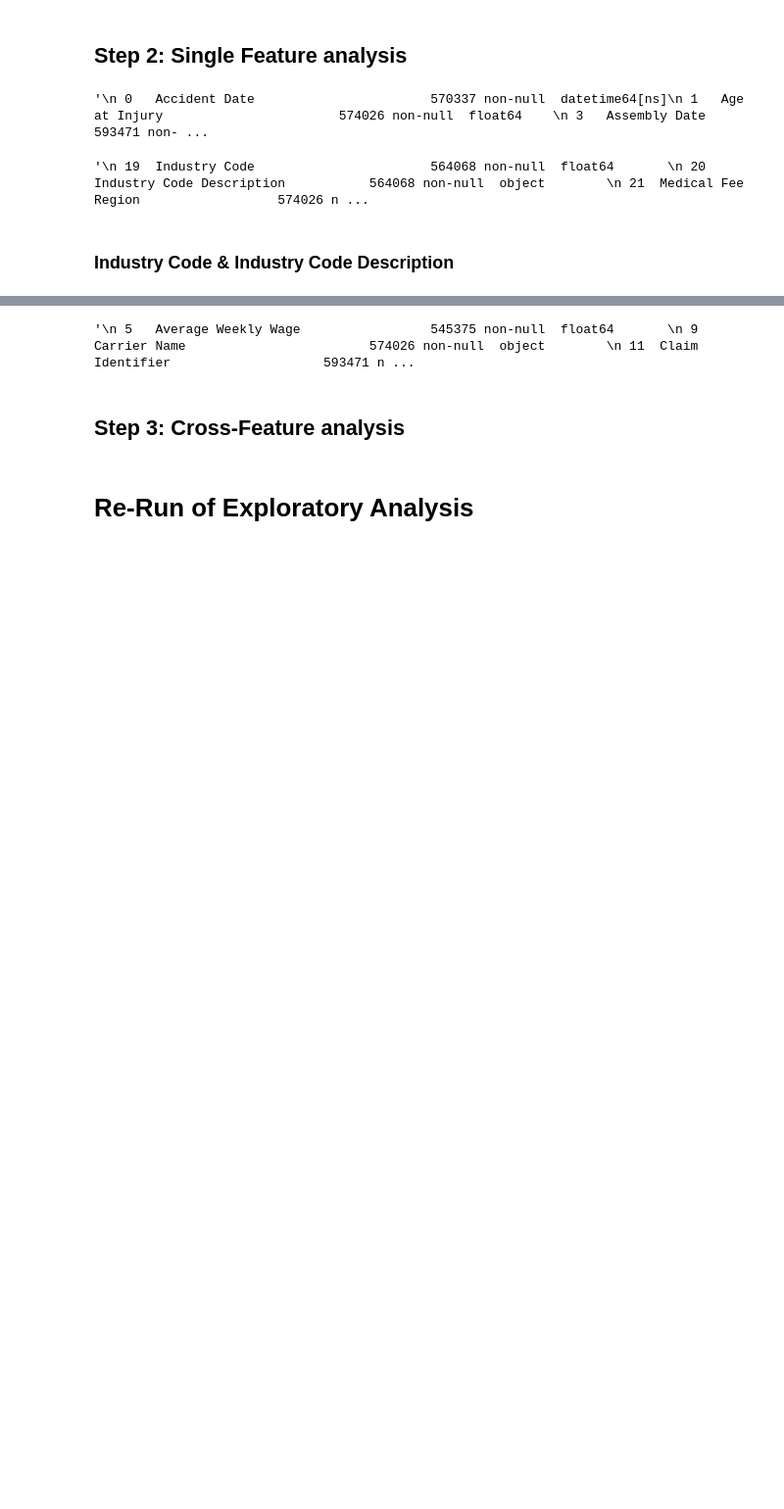
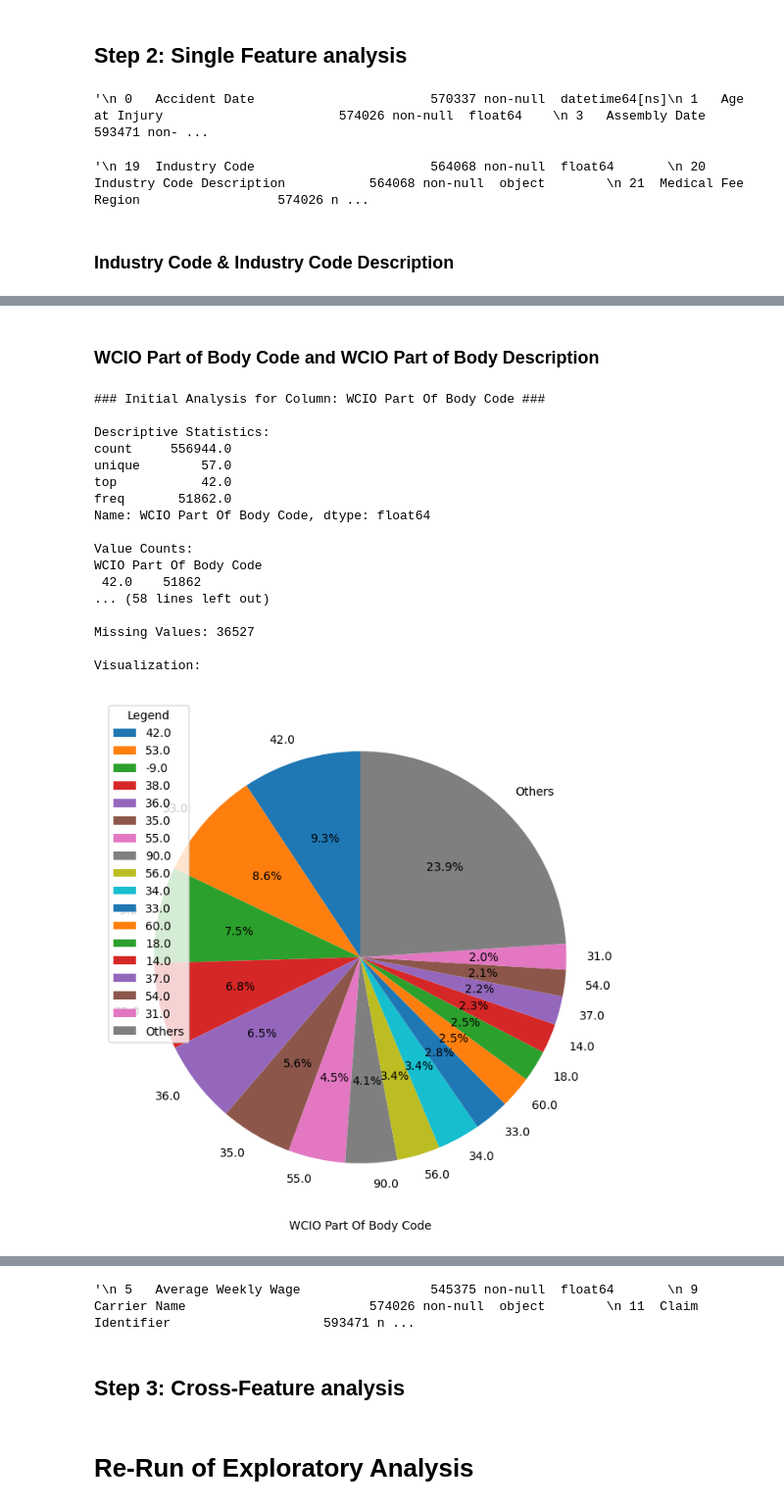
Before and after one commit to berthlou/DSAA_ML_41, a Jupyter notebook: code/exploratory_analysis/exploratory_analysis_preprocessing_louis.ipynb, the cells around one changed output, grey strips where cells are left out. Shown at 98% size. Cells and saved outputs as stored; diff of their text form; code cells hidden in the pictures; blank space fills up the shorter version.

```diff
--- a/code/exploratory_analysis/exploratory_analysis_preprocessing_louis.ipynb
+++ b/code/exploratory_analysis/exploratory_analysis_preprocessing_louis.ipynb
@@ -366,0 +429,24 @@ Missing Values in 'Industry Code': 29403
+# %% [markdown]
+### WCIO Part of Body Code and WCIO Part of Body Description
+# %%
+# Initial Analysis for WCIO Part of Body Code
+initial_analysis(df_train, "WCIO Part Of Body Code")
+# %% [output]
+### Initial Analysis for Column: WCIO Part Of Body Code ###
+
+Descriptive Statistics:
+count     556944.0
+unique        57.0
+top           42.0
+freq       51862.0
+Name: WCIO Part Of Body Code, dtype: float64
+
+Value Counts:
+WCIO Part Of Body Code
+ 42.0    51862
+... (58 lines left out)
+
+Missing Values: 36527
+
+Visualization:
+[figure, added]
```
Also changed, not shown: parts of 16 cells of this notebook.
